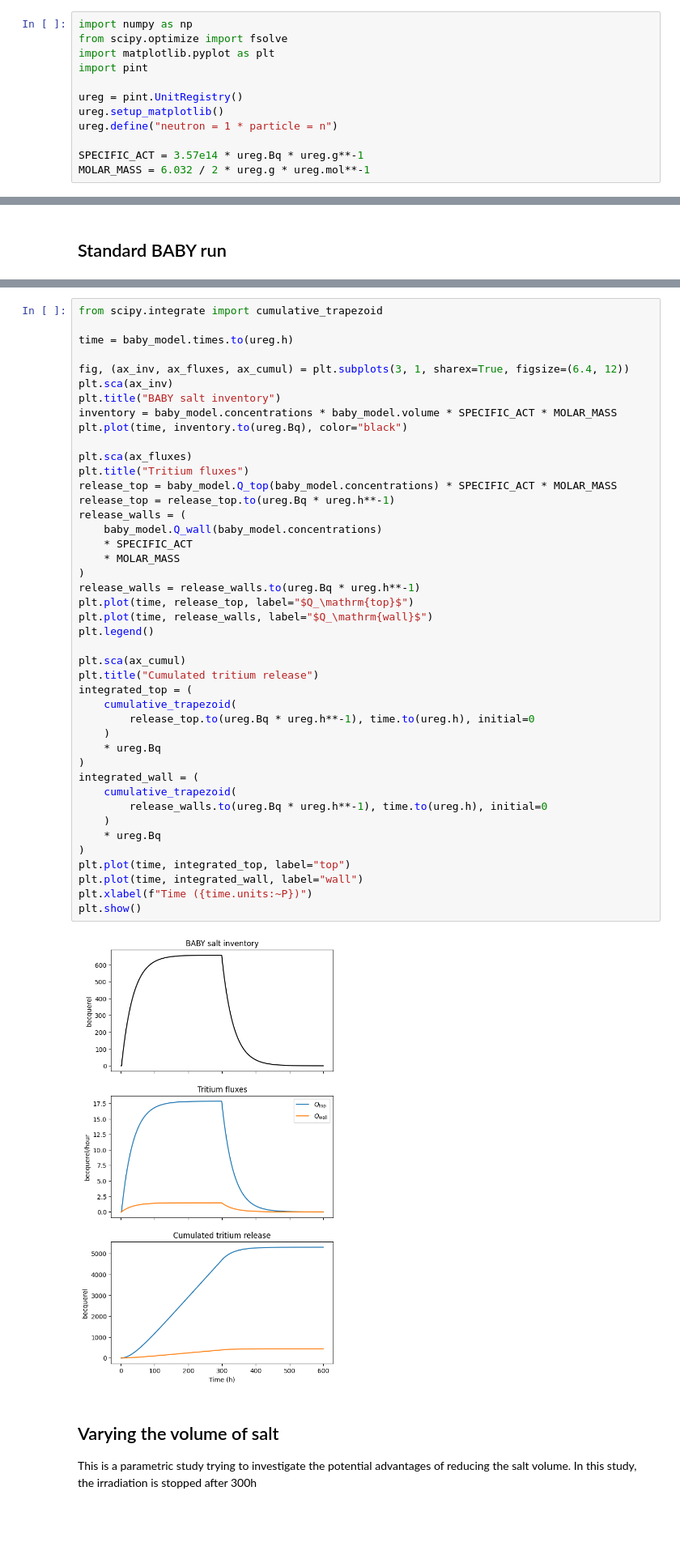
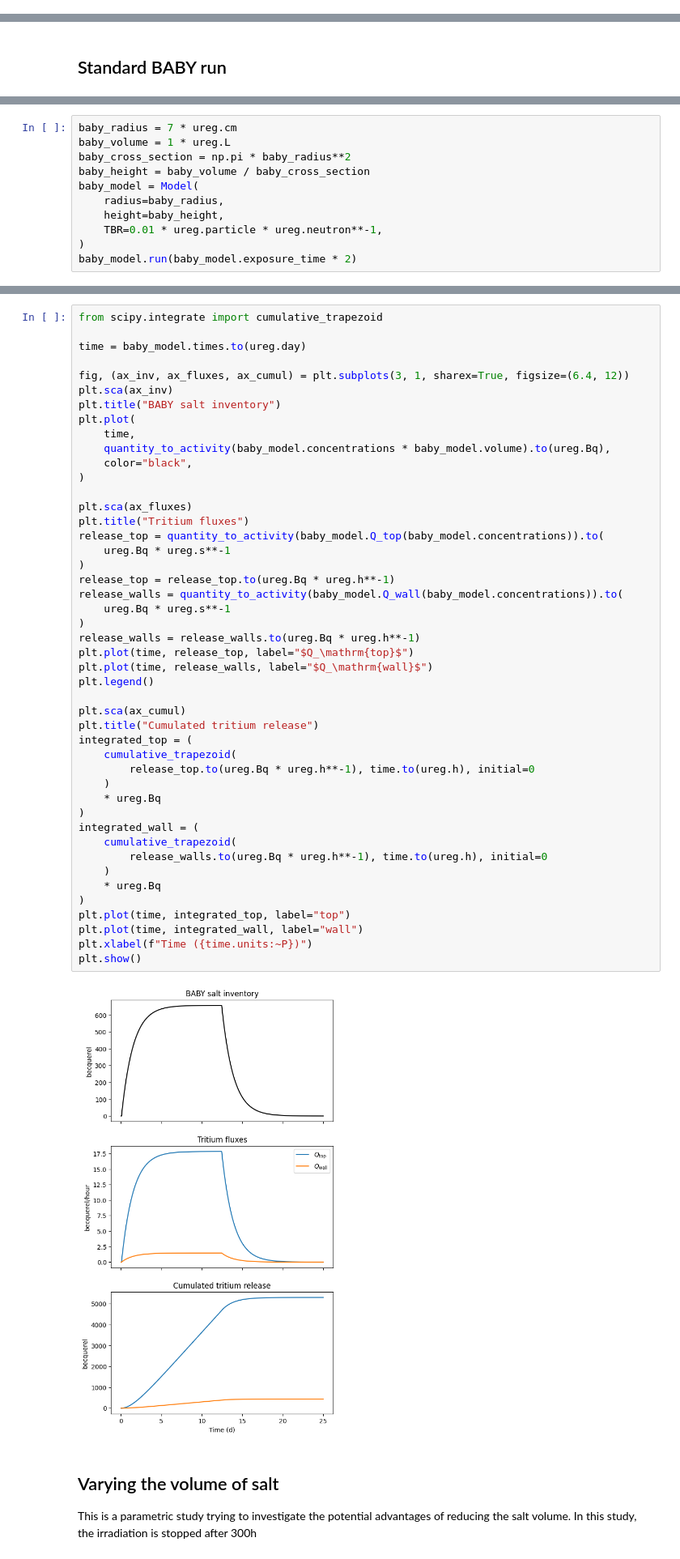
Before and after one commit to LIBRA-project/BABY-100-mL-runs, a Jupyter notebook: baby_dynamics.ipynb, the cells around one changed output, grey strips where cells are left out. Shown at 81% size. Saved outputs shown, nothing was run; the diff lists cells and outputs as text; blank space fills up the shorter version.

```diff
--- a/baby_dynamics.ipynb
+++ b/baby_dynamics.ipynb
@@ -1,12 +0,0 @@
-# %%
-import numpy as np
-from scipy.optimize import fsolve
-import matplotlib.pyplot as plt
-import pint
-
-ureg = pint.UnitRegistry()
-ureg.setup_matplotlib()
-ureg.define("neutron = 1 * particle = n")
-
-SPECIFIC_ACT = 3.57e14 * ureg.Bq * ureg.g**-1
-MOLAR_MASS = 6.032 / 2 * ureg.g * ureg.mol**-1
@@ -113,0 +38,11 @@ baby_model.run(baby_model.exposure_time * 2)
+# %%
+baby_radius = 7 * ureg.cm
+baby_volume = 1 * ureg.L
+baby_cross_section = np.pi * baby_radius**2
+baby_height = baby_volume / baby_cross_section
+baby_model = Model(
+    radius=baby_radius,
+    height=baby_height,
+    TBR=0.01 * ureg.particle * ureg.neutron**-1,
+)
+baby_model.run(baby_model.exposure_time * 2)
@@ -114,48 +51,51 @@ baby_model.run(baby_model.exposure_time * 2)
 # %%
 from scipy.integrate import cumulative_trapezoid
 
-time = baby_model.times.to(ureg.h)
+time = baby_model.times.to(ureg.day)
 
 fig, (ax_inv, ax_fluxes, ax_cumul) = plt.subplots(3, 1, sharex=True, figsize=(6.4, 12))
 plt.sca(ax_inv)
 plt.title("BABY salt inventory")
-inventory = baby_model.concentrations * baby_model.volume * SPECIFIC_ACT * MOLAR_MASS
-plt.plot(time, inventory.to(ureg.Bq), color="black")
+plt.plot(
+    time,
+    quantity_to_activity(baby_model.concentrations * baby_model.volume).to(ureg.Bq),
+    color="black",
+)
 
 plt.sca(ax_fluxes)
 plt.title("Tritium fluxes")
-release_top = baby_model.Q_top(baby_model.concentrations) * SPECIFIC_ACT * MOLAR_MASS
+release_top = quantity_to_activity(baby_model.Q_top(baby_model.concentrations)).to(
+    ureg.Bq * ureg.s**-1
+)
 release_top = release_top.to(ureg.Bq * ureg.h**-1)
-release_walls = (
-    baby_model.Q_wall(baby_model.concentrations)
-    * SPECIFIC_ACT
-    * MOLAR_MASS
+release_walls = quantity_to_activity(baby_model.Q_wall(baby_model.concentrations)).to(
+    ureg.Bq * ureg.s**-1
 )
 release_walls = release_walls.to(ureg.Bq * ureg.h**-1)
 plt.plot(time, release_top, label="$Q_\mathrm{top}$")
 plt.plot(time, release_walls, label="$Q_\mathrm{wall}$")
 plt.legend()
 
 plt.sca(ax_cumul)
 plt.title("Cumulated tritium release")
 integrated_top = (
     cumulative_trapezoid(
         release_top.to(ureg.Bq * ureg.h**-1), time.to(ureg.h), initial=0
     )
     * ureg.Bq
 )
 integrated_wall = (
     cumulative_trapezoid(
         release_walls.to(ureg.Bq * ureg.h**-1), time.to(ureg.h), initial=0
     )
     * ureg.Bq
 )
 plt.plot(time, integrated_top, label="top")
 plt.plot(time, integrated_wall, label="wall")
 plt.xlabel(f"Time ({time.units:~P})")
 plt.show()
 # %% [output]
-[figure, old version]
+[figure, new version]
 # %% [markdown]
 ## Varying the volume of salt
 
```
Also changed, not shown: parts of 9 cells of this notebook, 1 other file.
